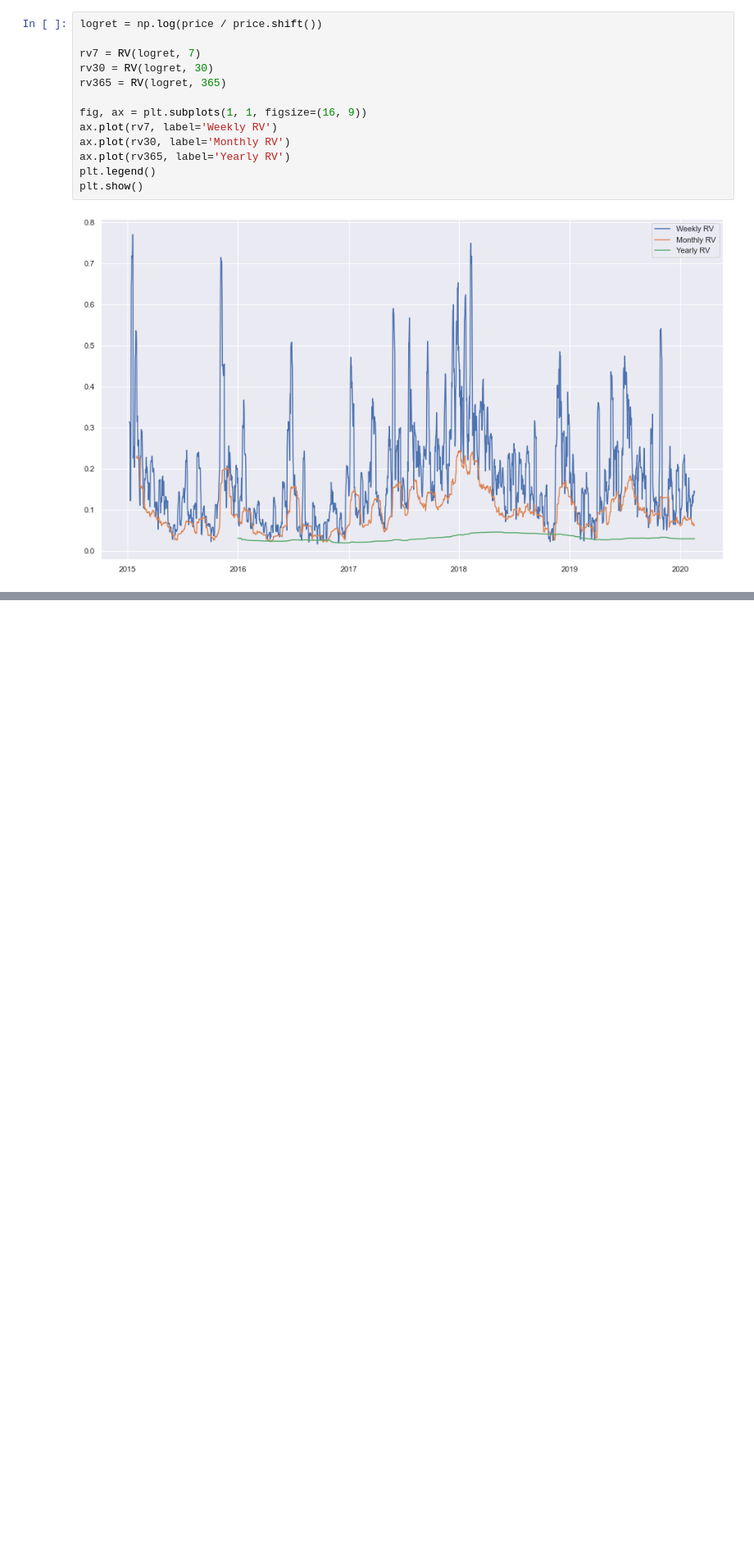
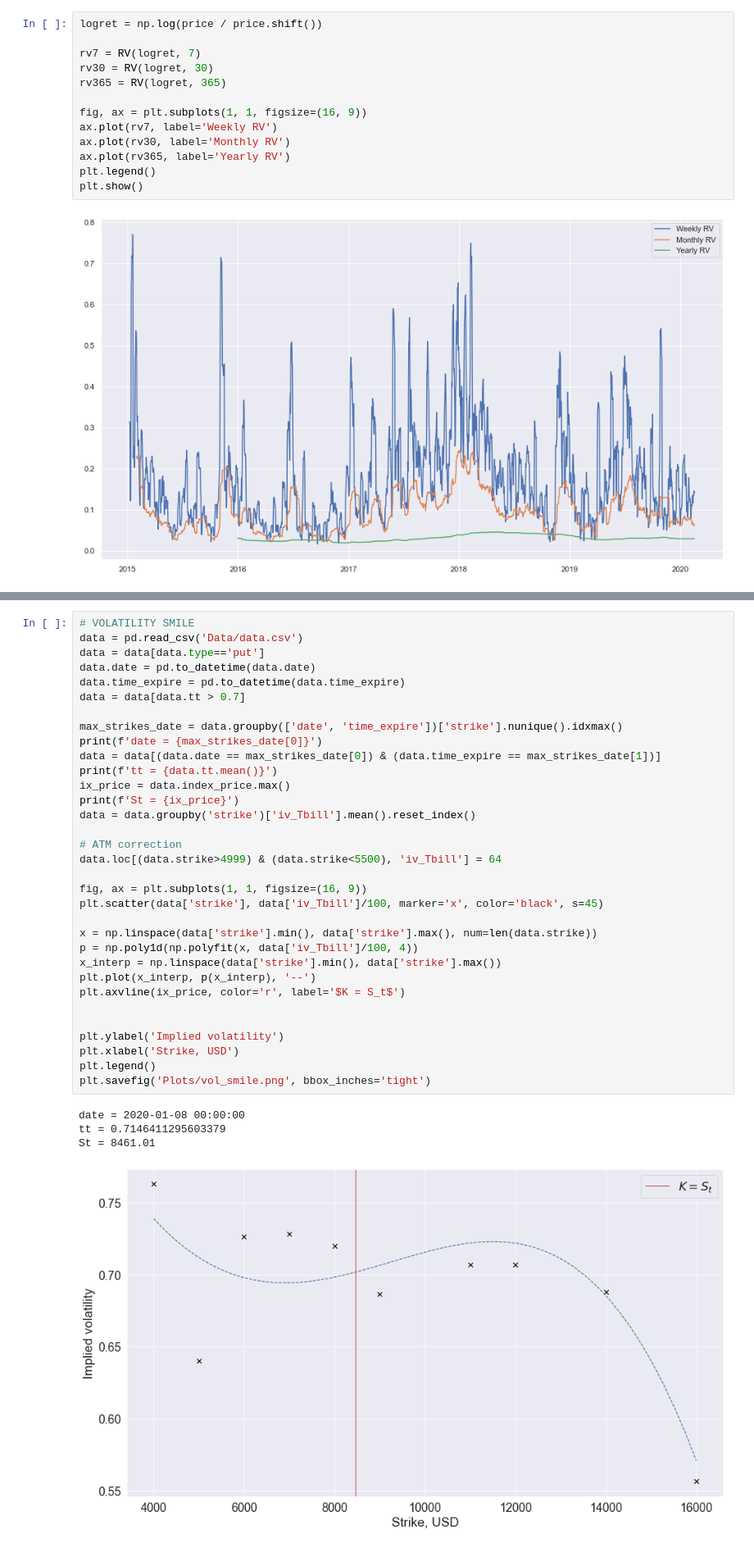
Before and after one commit to Avakulko/nes, a Jupyter notebook: Graphs.ipynb, the cells around one changed output, grey strips where cells are left out. Shown at 82% size. Cells and saved outputs as stored; diff of their text form; blank space fills up the shorter version.

```diff
--- a/Graphs.ipynb
+++ b/Graphs.ipynb
@@ -30,0 +75,38 @@ plt.show()
+# %%
+# VOLATILITY SMILE
+data = pd.read_csv('Data/data.csv')
+data = data[data.type=='put']
+data.date = pd.to_datetime(data.date)
+data.time_expire = pd.to_datetime(data.time_expire)
+data = data[data.tt > 0.7]
+
+max_strikes_date = data.groupby(['date', 'time_expire'])['strike'].nunique().idxmax()
+print(f'date = {max_strikes_date[0]}')
+data = data[(data.date == max_strikes_date[0]) & (data.time_expire == max_strikes_date[1])]
+print(f'tt = {data.tt.mean()}')
+ix_price = data.index_price.max()
+print(f'St = {ix_price}')
+data = data.groupby('strike')['iv_Tbill'].mean().reset_index()
+
+# ATM correction
+data.loc[(data.strike>4999) & (data.strike<5500), 'iv_Tbill'] = 64
+
+fig, ax = plt.subplots(1, 1, figsize=(16, 9))
+plt.scatter(data['strike'], data['iv_Tbill']/100, marker='x', color='black', s=45)
+
+x = np.linspace(data['strike'].min(), data['strike'].max(), num=len(data.strike))
+p = np.poly1d(np.polyfit(x, data['iv_Tbill']/100, 4))
+x_interp = np.linspace(data['strike'].min(), data['strike'].max())
+plt.plot(x_interp, p(x_interp), '--')
+plt.axvline(ix_price, color='r', label='$K = S_t$')
+
+
+plt.ylabel('Implied volatility')
+plt.xlabel('Strike, USD')
+plt.legend()
+plt.savefig('Plots/vol_smile.png', bbox_inches='tight')
+# %% [output]
+date = 2020-01-08 00:00:00
+tt = 0.7146411295603379
+St = 8461.01
+[figure, added]
```
Also changed, not shown: parts of 9 cells of this notebook, 3 other files.
